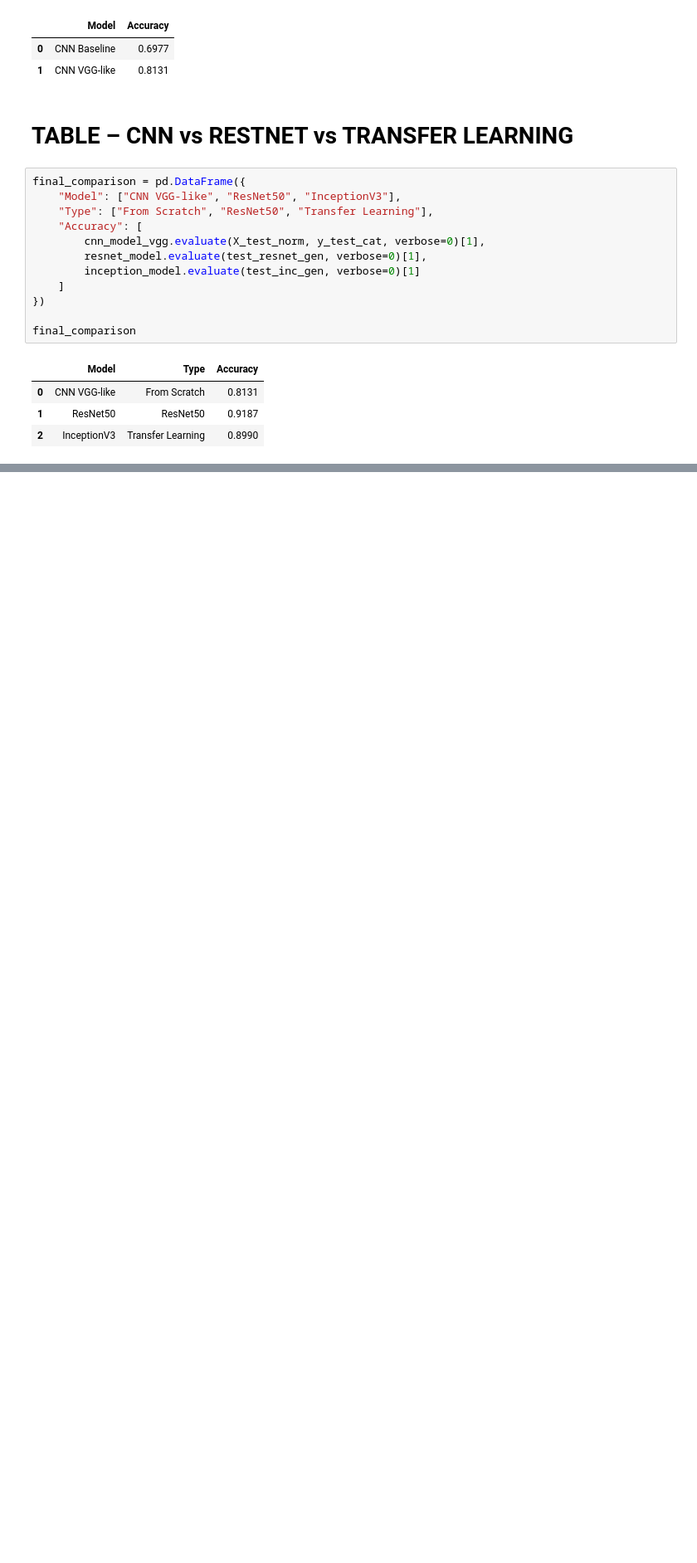
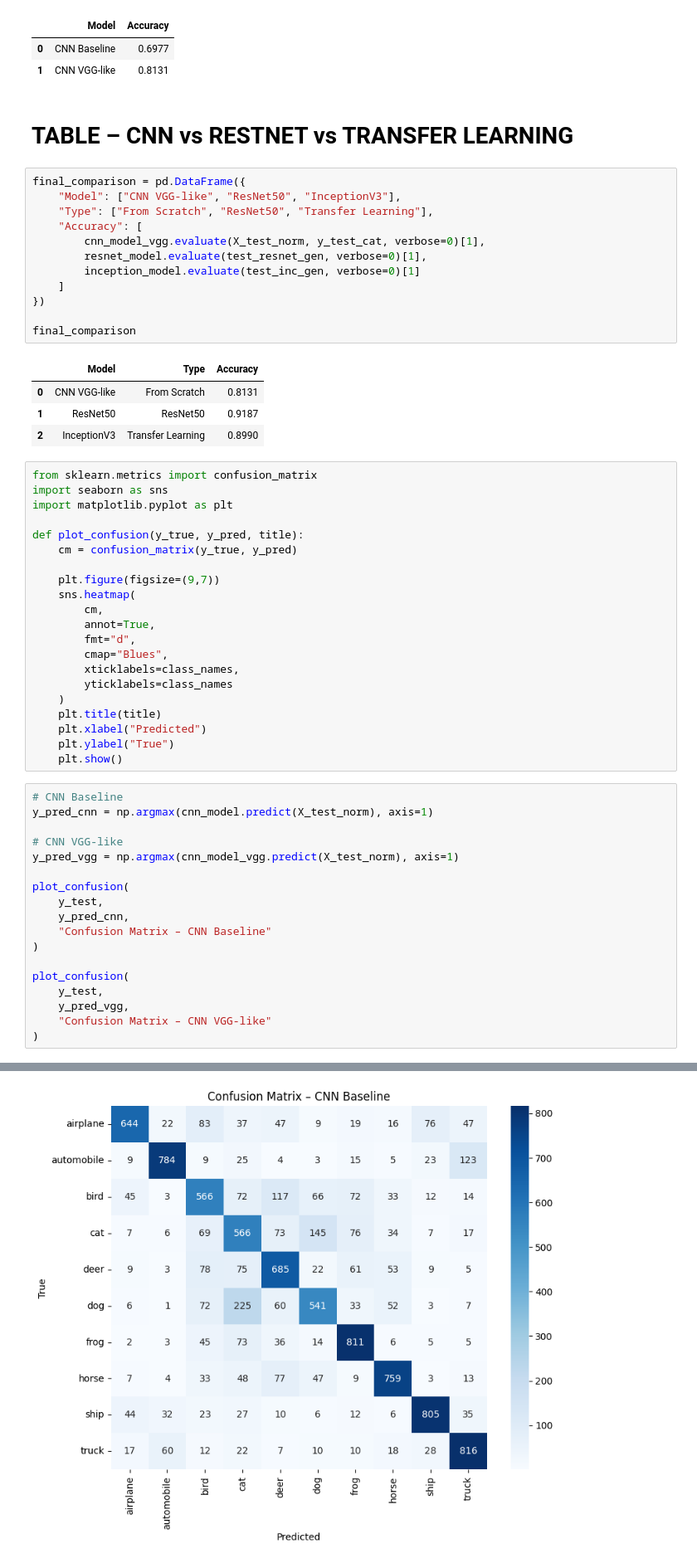
Before and after one commit to HelenaGomezV/project-deep-learning-image-classification-with-cnn-and-transfer-learning, a Jupyter notebook: image_clasification_inception.ipynb, the cells around one changed output, grey strips where cells are left out. Shown: that part at 83% size. Cells and saved outputs as stored; diff of their text form; blank space fills up the shorter version.

```diff
--- a/image_clasification_inception.ipynb
+++ b/image_clasification_inception.ipynb
@@ -635,3 +632,43 @@ final_comparison
 | 0 | CNN VGG-like | From Scratch | 0.8131 |
 | 1 | ResNet50 | ResNet50 | 0.9187 |
 | 2 | InceptionV3 | Transfer Learning | 0.8990 |
+# %%
+from sklearn.metrics import confusion_matrix
+import seaborn as sns
+import matplotlib.pyplot as plt
+
+def plot_confusion(y_true, y_pred, title):
+    cm = confusion_matrix(y_true, y_pred)
+
+    plt.figure(figsize=(9,7))
+    sns.heatmap(
+        cm,
+        annot=True,
+        fmt="d",
+        cmap="Blues",
+        xticklabels=class_names,
+        yticklabels=class_names
+    )
+    plt.title(title)
+    plt.xlabel("Predicted")
+    plt.ylabel("True")
+    plt.show()
+# %%
+# CNN Baseline
+y_pred_cnn = np.argmax(cnn_model.predict(X_test_norm), axis=1)
+
+# CNN VGG-like
+y_pred_vgg = np.argmax(cnn_model_vgg.predict(X_test_norm), axis=1)
+
+plot_confusion(
+    y_test,
+    y_pred_cnn,
+    "Confusion Matrix – CNN Baseline"
+)
+
+plot_confusion(
+    y_test,
+    y_pred_vgg,
+    "Confusion Matrix – CNN VGG-like"
+)
+# %% [output]
@@ -637,0 +677 @@ final_comparison
+[figure, added]
```
Also changed, not shown: parts of 4 cells of this notebook.
